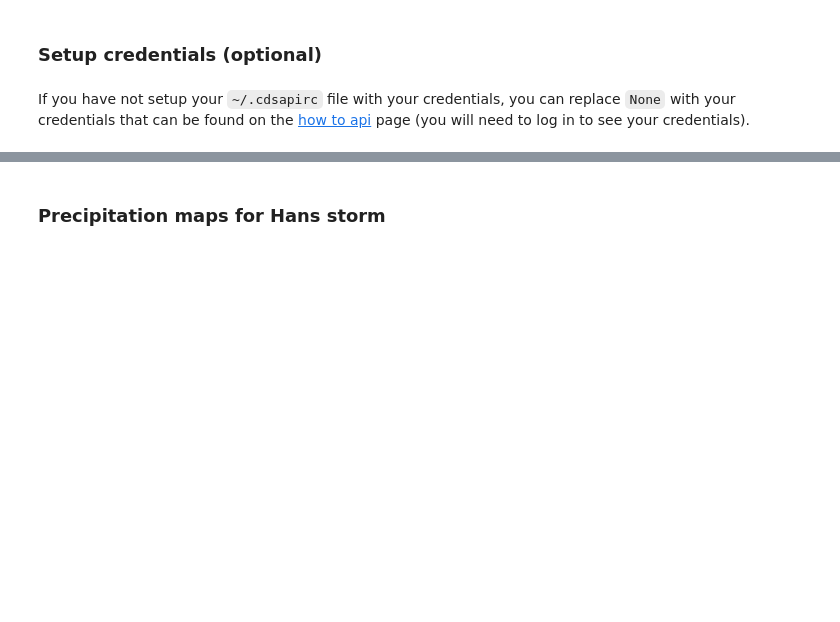
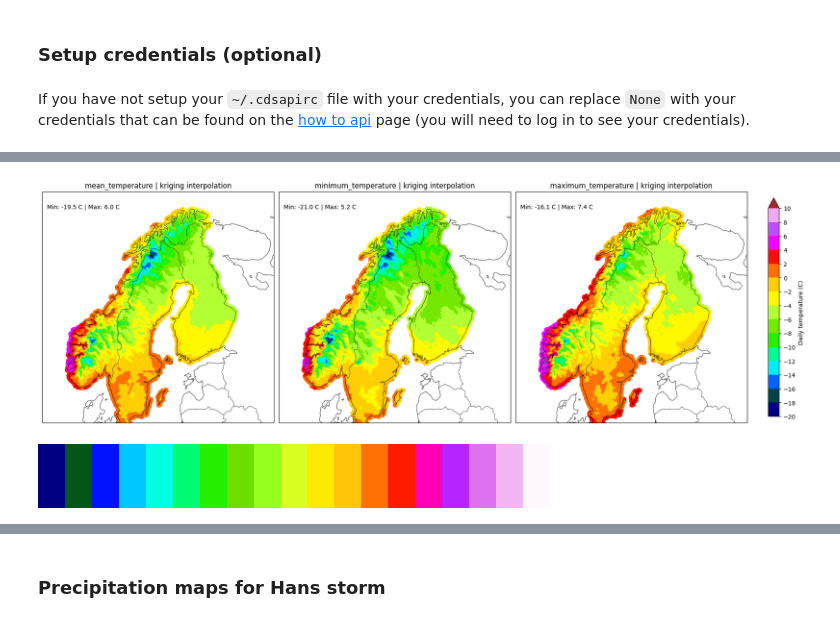
Before and after one commit to metno/c3s-training-submodule-insitu-obs, a Jupyter notebook: nordic_gridded_climate_dataset.ipynb, the cells around one changed output, grey strips where cells are left out. Drawn from its saved outputs; the diff is of its cells as text; code cells hidden in the pictures; blank space fills up the shorter version.

```diff
--- a/nordic_gridded_climate_dataset.ipynb
+++ b/nordic_gridded_climate_dataset.ipynb
@@ -209,0 +216,78 @@ FileNotFoundError: NGCD_RR_type1_version_26.03_19610101.nc is not in ngcd-all-va
+# %%
+import cartopy.feature as cfeature
+from matplotlib.colors import BoundaryNorm, ListedColormap
+projection = ccrs.LambertConformal(
+    central_longitude=15, central_latitude=63, standard_parallels=(63, 63),
+    globe=ccrs.Globe(ellipse=None, semimajor_axis=6371000, semiminor_axis=6371000),
+)
+
+levels = np.arange(-20, 12, 2)
+n_bins = len(levels) - 1  # (N-1) bins between the N boundaries
+# choice of a colorbar that is not continuous to better see the color differences
+base = plt.get_cmap("gist_ncar", n_bins + 1) # +1 so one excludes the white color from gist_ncar colorscale
+cmap = ListedColormap(base(range(n_bins)))
+cmap.set_over("brown")
+cmap.set_under("grey")
+cmap.set_bad("white")
+norm = BoundaryNorm(levels, cmap.N)
+
+fig, axes = plt.subplots(
+    1, len(variables), figsize=(6 * len(variables), 8),
+    subplot_kw={"projection": projection}, squeeze=False,
+    layout="constrained",
+)
+axes = axes.ravel()
+for ax, variable, in zip(axes, variables):
+    variable_name = variables_mapping[variable]
+    # transform to C
+    data = variable_data[variable_name] - 273.15
+    min_data = float(data.min())
+    max_data = float(data.max())
+    mesh = ax.pcolormesh(
+        data.X, data.Y, data, transform=source_crs,
+        cmap=cmap, norm=norm, shading="auto", rasterized=True,
+    )
+    ax.set_extent([3, 33, 55, 72], crs=ccrs.PlateCarree())
+    ax.coastlines(resolution="50m", linewidth=0.6)
+    ax.add_feature(cfeature.BORDERS.with_scale("50m"), linewidth=0.5)
+    ax.set_title(f"{variable} | {interpolation} interpolation")
+    ax.text(
+        0.02, 0.92,
+        f"Min: {min_data:.1f} C | Max: {max_data:.1f} C",
+        transform=ax.transAxes, fontsize=10,
+        verticalalignment="bottom", horizontalalignment="left",
+        bbox={"facecolor": "white", "alpha": 0.8, "edgecolor": "none", "pad": 4},
+    )
+
+colorbar = fig.colorbar(
+    mesh, ax=axes, orientation="vertical", boundaries=levels,
+    ticks=levels, spacing="uniform", extend="max", shrink=0.65, pad=0.03,
+)
+colorbar.set_label("Daily temperature (C)")
+plt.show()
+fig.savefig(f"temperature_type{interpolation_type}_{dato}.png", dpi=300, bbox_inches="tight")
+# %% [output]
+[figure, added]
+# %%
+# from matplotlib.colors import BoundaryNorm, ListedColormap
+# levels = np.arange(-20, 20, 2)
+# base = plt.get_cmap("tab20c") # n_bins colors + 1 extra reserved for "over"
+# cmap = ListedColormap(base([12, 13, 14, 15, 0, 1, 2, 3, 16, 17, 18, 19,  8, 9, 10, 11, 7, 6, 5, 4 ]))
+# cmap.set_over("red")
+# cmap.set_under("black")
+# cmap.set_bad("white")
+# norm = BoundaryNorm(levels, cmap.N)
+
+
+
+# cmap = ListedColormap(base([12, 13, 14, 15, 0, 1, 2, 3, 16, 17, 18, 19,  8, 9, 10, 11, 7, 6, 5, 4 ]))
+levels = np.arange(-20, 20, 2)
+n_bins = len(levels) - 1  # 29 bins between the 30 boundaries
+base = plt.get_cmap("gist_ncar", n_bins) # n_bins colors + 1 extra reserved for "over"
+cmap = ListedColormap(base(range(n_bins)))
+cmap.set_over("brown")
+cmap.set_under("grey")
+cmap.set_bad("white")
+cmap
+# %% [output]
+[figure, added]
```
Also changed, not shown: parts of 19 cells of this notebook.
